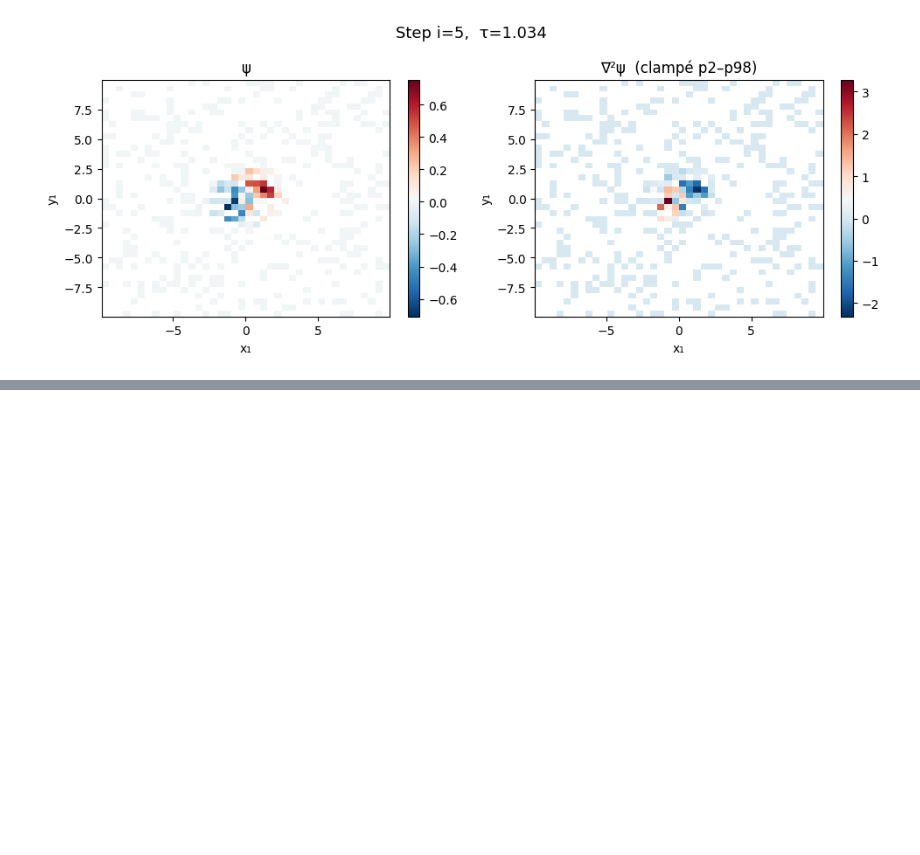
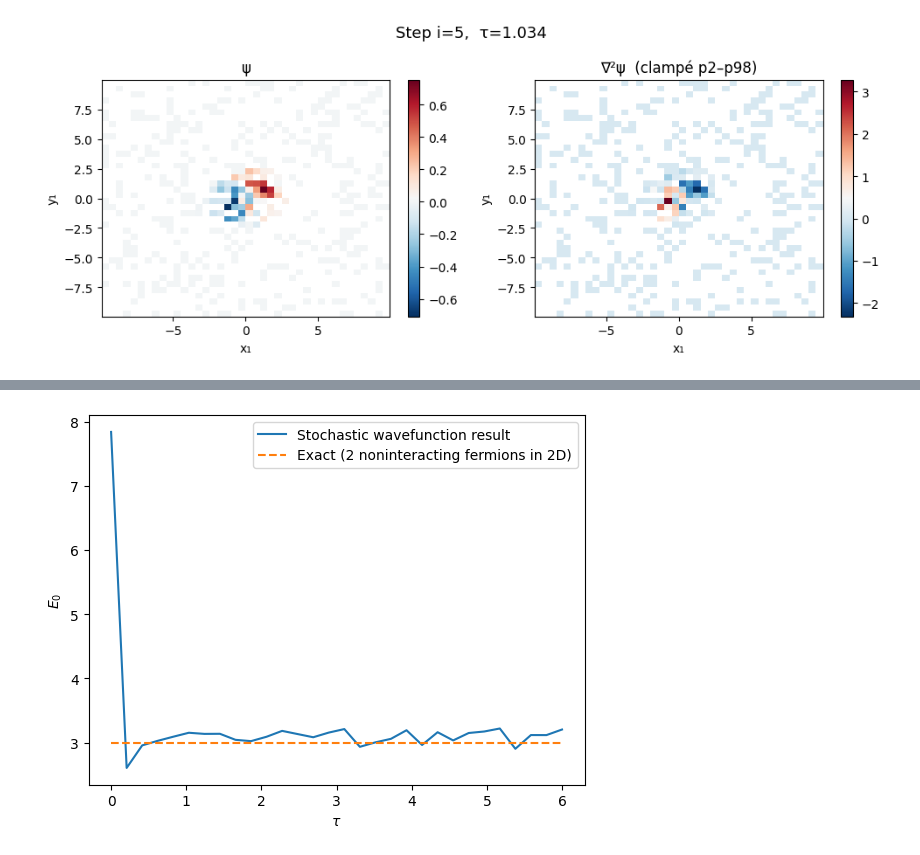
Before and after one commit to charlesbx2/ProjetML, a Jupyter notebook: Untitled-1.ipynb, the cells around one changed output, grey strips where cells are left out. Drawn from its saved outputs; the diff is of its cells as text; code cells hidden in the pictures; blank space fills up the shorter version.

Commit message:
plot des loss pour tentative 3 particules

```diff
--- a/Untitled-1.ipynb
+++ b/Untitled-1.ipynb
@@ -248,0 +249,16 @@ plot_laplacian_heatmap(resultsGauss,time_step=25, coord_x=0, coord_y=1)
+# %%
+resultsGauss = pickle.load(open("results_3_2_4000_1_modifGauss.pkl", "rb"))
+tau = -resultsGauss['t'].imag
+plt.plot(tau,
+         resultsGauss['energies_t'].real,
+         label="Stochastic wavefunction result")
+plt.plot(tau,
+         3.0 * np.ones_like(tau),
+         '--',
+         label="Exact (2 noninteracting fermions in 2D)")
+plt.xlabel(r'$\tau$')
+plt.ylabel(r'$E_0$')
+plt.legend()
+plt.show()
+# %% [output]
+[figure, added]
```
Also changed, not shown: parts of 4 cells of this notebook, 2 other files.
